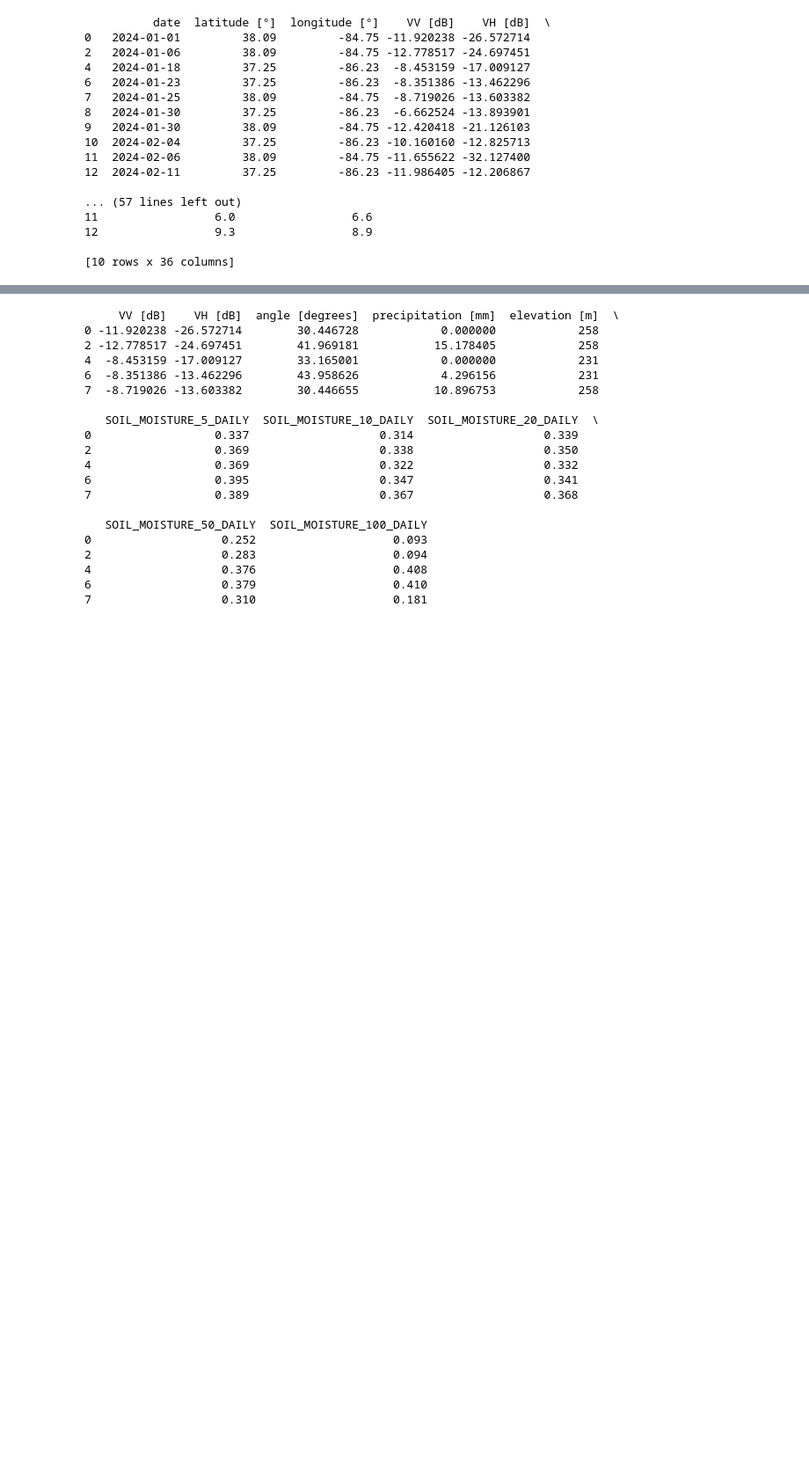
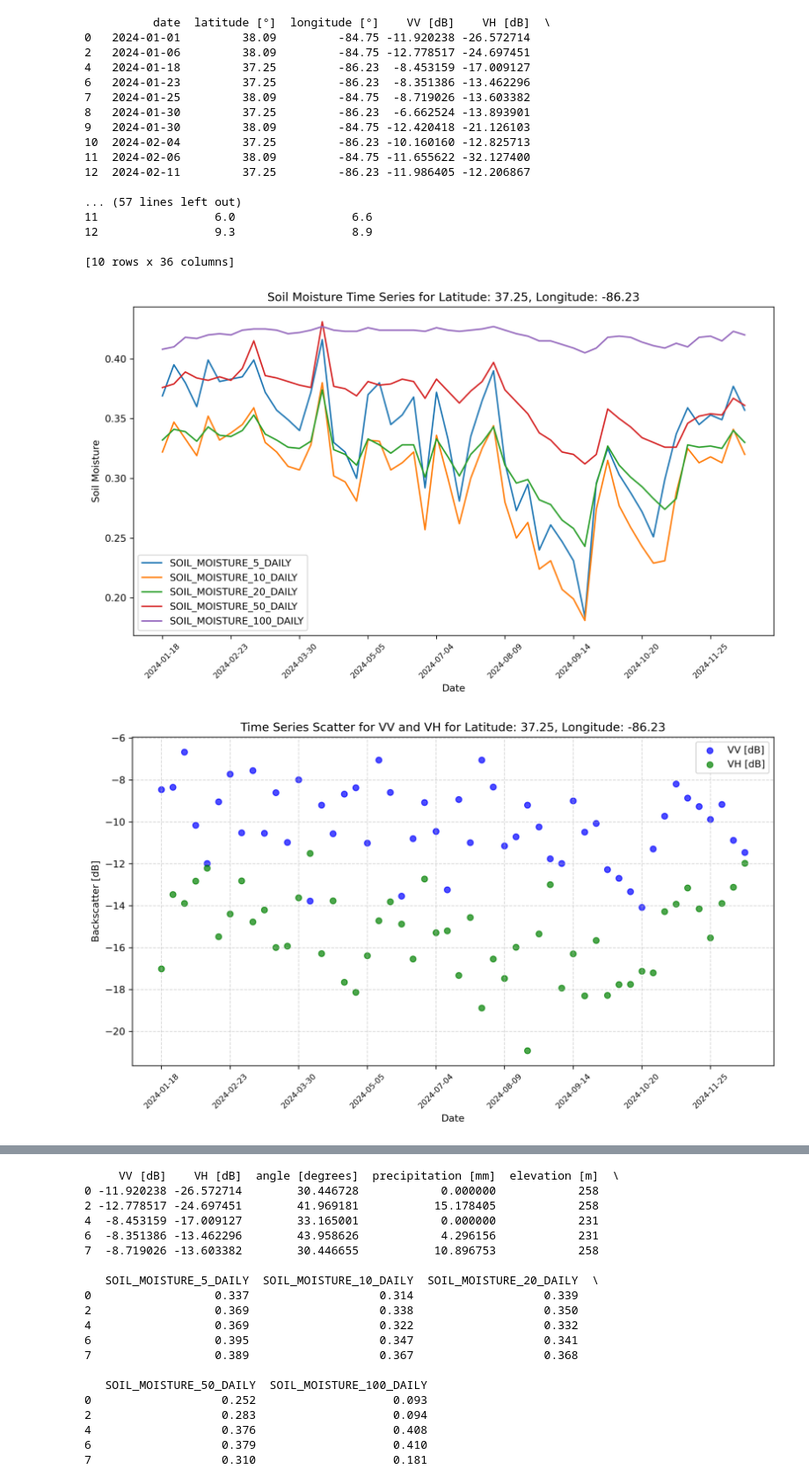
Before and after one commit to ShishirBro/SoMoBoost, a Jupyter notebook: Codes/preprocess_insitu.ipynb, the cells around one changed output, grey strips where cells are left out. Shown at 88% size. Cells and saved outputs as stored; diff of their text form; code cells hidden in the pictures; blank space fills up the shorter version.

```diff
--- a/Codes/preprocess_insitu.ipynb
+++ b/Codes/preprocess_insitu.ipynb
@@ -163,7 +193,7 @@ See the caveats in the documentation: https://pandas.pydata.org/pandas-docs/stab
   cleaned_sentinel_df['date'] = pd.to_datetime(cleaned_sentinel_df['date'])
 # %%
 # Load the data from the CSV file
-ml_training_df = pd.read_csv("Ready for ML training")
+ml_training_df = pd.read_csv("Datasets/Ready for ML training")
 
 # Remove rows with NaN values
 ml_training_df.dropna(inplace=True)
@@ -191,3 +221,48 @@ print(ml_training_df.head(10))
 12                 9.3                 8.9
 
 [10 rows x 36 columns]
+# %%
+import matplotlib.pyplot as plt
+
+# Group the data by unique latitude and longitude
+grouped = ml_training_df.groupby(['latitude [°]', 'longitude [°]'])
+# Define the soil moisture columns
+soil_moisture_columns = [
+	'SOIL_MOISTURE_5_DAILY', 'SOIL_MOISTURE_10_DAILY', 'SOIL_MOISTURE_20_DAILY',
+	'SOIL_MOISTURE_50_DAILY', 'SOIL_MOISTURE_100_DAILY'
+]
+
+# Iterate through each group
+for (lat, lon), group in grouped:
+    # Sort the group by date
+    group = group.sort_values(by='date')
+
+    # Create a time series plot for soil moisture
+    plt.figure(figsize=(10, 6), dpi=300)  # High resolution
+    for col in soil_moisture_columns:
+        plt.plot(group['date'], group[col], label=col)
+    plt.title(f"Soil Moisture Time Series for Latitude: {lat}, Longitude: {lon}")
+    plt.xlabel("Date")
+    plt.ylabel("Soil Moisture")
+    plt.xticks(rotation=45, fontsize=8)  # Rotate and adjust font size of x-ticks
+    plt.gca().xaxis.set_major_locator(plt.MaxNLocator(10))  # Increase spacing of x-ticks
+    plt.legend()
+    plt.tight_layout()  # Adjust layout to prevent overlap
+    plt.show()
+
+    # Create a time series scatter plot for VV and VH
+    plt.figure(figsize=(10, 6), dpi=300)
+    plt.scatter(group['date'], group['VV [dB]'], label='VV [dB]', alpha=0.7, color='blue')
+    plt.scatter(group['date'], group['VH [dB]'], label='VH [dB]', alpha=0.7, color='green')
+    plt.title(f"Time Series Scatter for VV and VH for Latitude: {lat}, Longitude: {lon}")
+    plt.xlabel("Date")
+    plt.ylabel("Backscatter [dB]")
+    plt.xticks(rotation=45, fontsize=8)  # Rotate and adjust font size of x-ticks
+    plt.gca().xaxis.set_major_locator(plt.MaxNLocator(10))  # Increase spacing of x-ticks
+    plt.legend()
+    plt.grid(True, linestyle='--', alpha=0.5)
+    plt.tight_layout()
+    plt.show()
+# %% [output]
+[figure, added]
+[figure, added]
```
Also changed, not shown: parts of 10 cells of this notebook, 49 other files.
